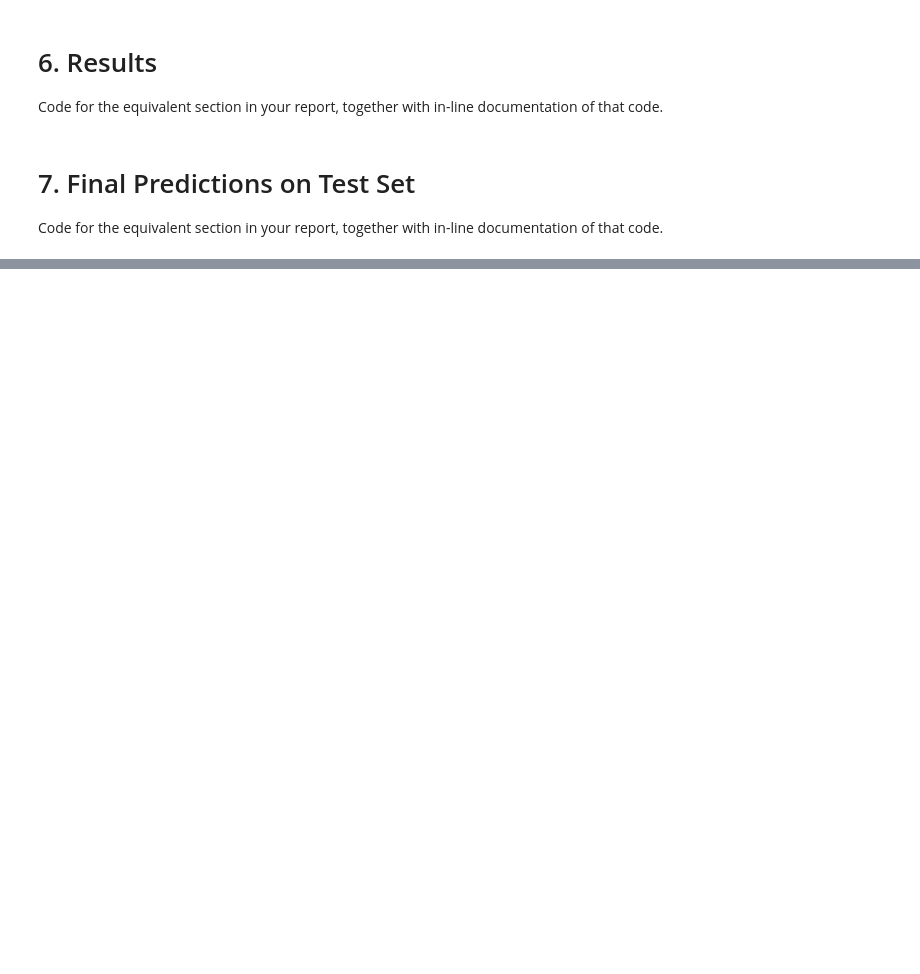
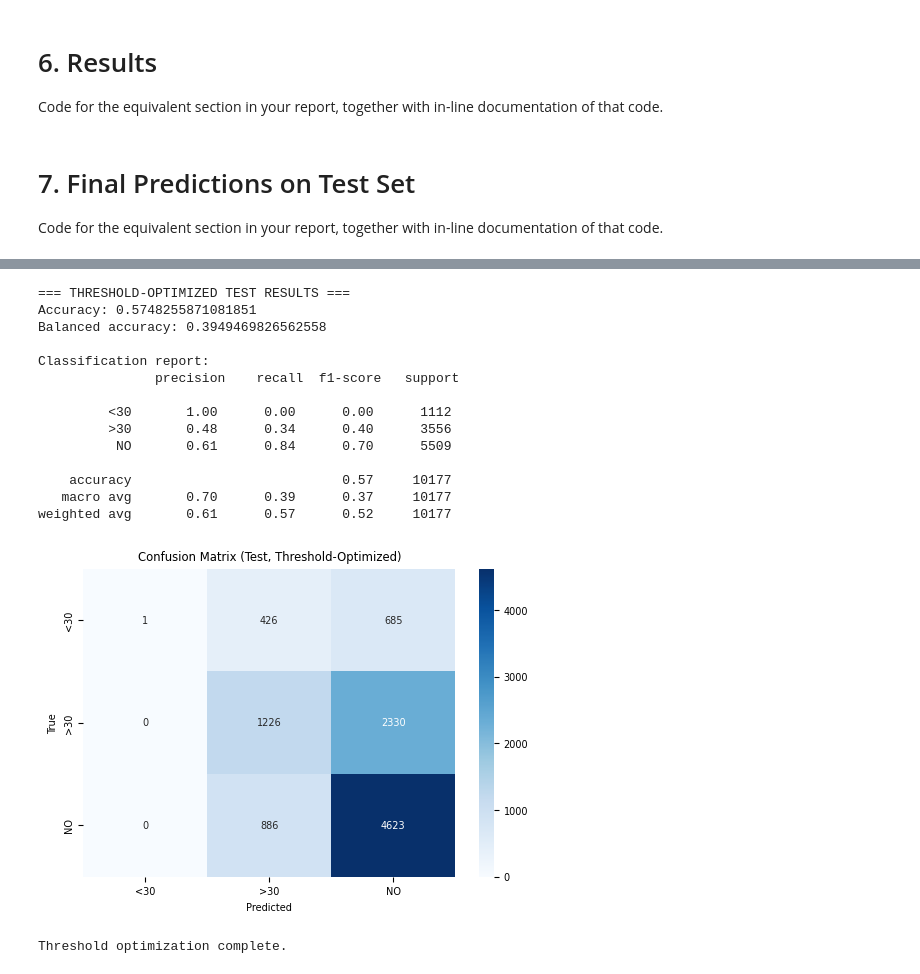
Before and after one commit to OminousSquash/BENG0095CW, a Jupyter notebook: notebook.ipynb, the cells around one changed output, grey strips where cells are left out. Drawn from its saved outputs; the diff is of its cells as text; code cells hidden in the pictures; blank space fills up the shorter version.

Commit message:
Added threshold optimisation and made the model deeper. One thing I'm realising is that the model doesn't predict <30 readmittance well enough. Will have to find ways to fix that.

```diff
--- a/notebook.ipynb
+++ b/notebook.ipynb
@@ -641,0 +729,68 @@ Saved test_predictions.csv
+# %%
+# Apply threshold-optimized predictions to test set
+import numpy as np
+from sklearn.metrics import confusion_matrix, classification_report, accuracy_score, balanced_accuracy_score
+import matplotlib.pyplot as plt
+import seaborn as sns
+
+# Get test set probabilities
+test_probs = []
+test_preds_true = []
+with torch.no_grad():
+    for xb, yb in test_dl:
+        xb = xb.to(device)
+        out = model(xb)
+        probs = torch.softmax(out, dim=1).cpu().numpy()
+        test_probs.extend(probs)
+        test_preds_true.extend(yb.numpy())
+
+test_probs = np.array(test_probs)
+test_preds_true = np.array(test_preds_true)
+
+# Apply threshold-optimized predictions
+test_preds_thresh = []
+for probs in test_probs:
+    if np.max(probs) < 0.5:
+        test_preds_thresh.append(np.argmax(probs))
+    else:
+        class_idx = np.argmax(probs)
+        if probs[class_idx] >= best_thresholds[class_idx]:
+            test_preds_thresh.append(class_idx)
+        else:
+            test_preds_thresh.append(np.argmax(probs))
+
+test_preds_thresh = np.array(test_preds_thresh)
+
+# Evaluate threshold-optimized predictions
+print('=== THRESHOLD-OPTIMIZED TEST RESULTS ===')
+print('Accuracy:', accuracy_score(test_preds_true, test_preds_thresh))
+print('Balanced accuracy:', balanced_accuracy_score(test_preds_true, test_preds_thresh))
+print('\nClassification report:\n', classification_report(test_preds_true, test_preds_thresh, target_names=['<30','>30','NO']))
+
+# Confusion matrix for threshold-optimized predictions
+cm_thresh = confusion_matrix(test_preds_true, test_preds_thresh, labels=[0,1,2])
+plt.figure(figsize=(6,4))
+sns.heatmap(cm_thresh, annot=True, fmt='d', xticklabels=['<30','>30','NO'], yticklabels=['<30','>30','NO'], cmap='Blues')
+plt.xlabel('Predicted')
+plt.ylabel('True')
+plt.title('Confusion Matrix (Test, Threshold-Optimized)')
+plt.show()
+
+print('\nThreshold optimization complete.')
+# %% [output]
+=== THRESHOLD-OPTIMIZED TEST RESULTS ===
+Accuracy: 0.5748255871081851
+Balanced accuracy: 0.3949469826562558
+
+Classification report:
+               precision    recall  f1-score   support
+
+         <30       1.00      0.00      0.00      1112
+         >30       0.48      0.34      0.40      3556
+          NO       0.61      0.84      0.70      5509
+
+    accuracy                           0.57     10177
+   macro avg       0.70      0.39      0.37     10177
+weighted avg       0.61      0.57      0.52     10177
+[figure, added]
+Threshold optimization complete.
```
Also changed, not shown: parts of 4 cells of this notebook, 2 other files.
